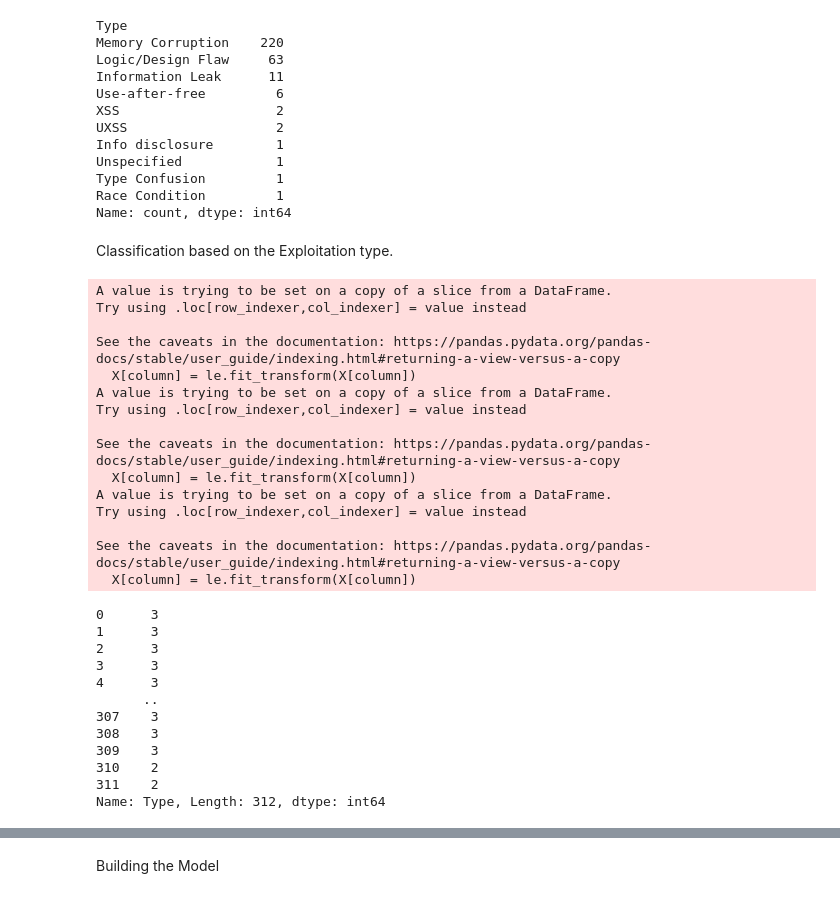
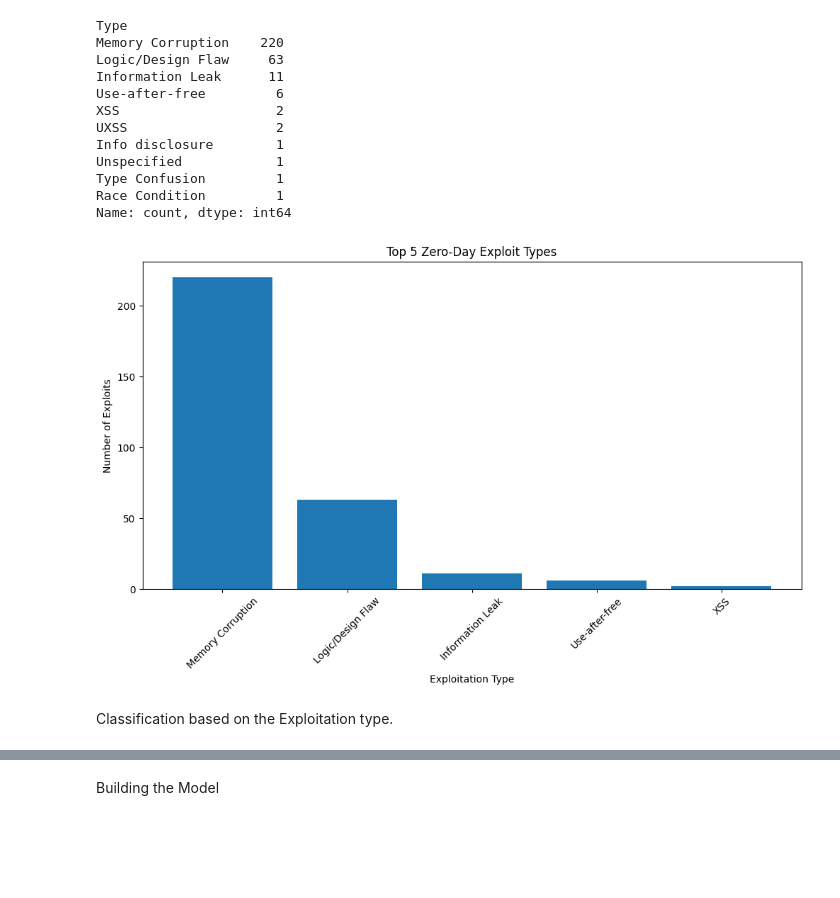
Before and after one commit to samirbhattarai135/Google-Zero-Day-in-the-Wild, a Jupyter notebook: Classification based on Exploitation Type/Model Tuning.ipynb, the cells around one changed output, grey strips where cells are left out. Drawn from its saved outputs; the diff is of its cells as text; code cells hidden in the pictures; blank space fills up the shorter version.

Commit message:
Updated the Classification by Type.

```diff
--- a/Classification based on Exploitation Type/Model Tuning.ipynb
+++ b/Classification based on Exploitation Type/Model Tuning.ipynb
@@ -47,0 +69,3 @@ plt.show()
+# %%
+df_cleaned = df.drop(columns=['Date Discovered', 'Date Patched','Analysis URL', 'Root Cause Analysis', 'Reported By'])
+df_cleaned.head()
@@ -62,5 +93,16 @@ Unspecified            1
 Type Confusion         1
 Race Condition         1
 Name: count, dtype: int64
+# %%
+values = df_cleaned['Type'].value_counts()
+plt.figure(figsize=(12, 6))
+plt.bar(values[:5].index, values[:5])
+plt.xlabel('Exploitation Type', loc='center')
+plt.ylabel('Number of Exploits')
+plt.xticks(rotation=45)
+plt.title('Top 5 Zero-Day Exploit Types')
+plt.show()
+# %% [output]
+[figure, added]
 # %% [markdown]
 Classification based on the Exploitation type.
@@ -71,42 +108,0 @@ for column in ['CVE', 'Type', 'Vendor', 'Product', 'Description', 'Date Patched'
-# %%
-X = df[['CVE', 'Vendor', 'Product', 'Description', 'Date Discovered',
-       'Date Patched', 'Advisory', 'Analysis URL', 'Root Cause Analysis']]
-y = df['Type']
-
-for column in ['Date Discovered','Analysis URL', 'Root Cause Analysis']:
-  X[column] = le.fit_transform(X[column])
-
-scaler = StandardScaler()
-X = scaler.fit_transform(X)
-# %% [output]
-A value is trying to be set on a copy of a slice from a DataFrame.
-Try using .loc[row_indexer,col_indexer] = value instead
-
-See the caveats in the documentation: https://pandas.pydata.org/pandas-docs/stable/user_guide/indexing.html#returning-a-view-versus-a-copy
-  X[column] = le.fit_transform(X[column])
-A value is trying to be set on a copy of a slice from a DataFrame.
-Try using .loc[row_indexer,col_indexer] = value instead
-
-See the caveats in the documentation: https://pandas.pydata.org/pandas-docs/stable/user_guide/indexing.html#returning-a-view-versus-a-copy
-  X[column] = le.fit_transform(X[column])
-A value is trying to be set on a copy of a slice from a DataFrame.
-Try using .loc[row_indexer,col_indexer] = value instead
-
-See the caveats in the documentation: https://pandas.pydata.org/pandas-docs/stable/user_guide/indexing.html#returning-a-view-versus-a-copy
-  X[column] = le.fit_transform(X[column])
-# %%
-X_train, X_test, y_train, y_test = train_test_split(X, y, test_size=0.2, random_state=7)
-df['Type']
-# %% [output]
-0      3
-1      3
-2      3
-3      3
-4      3
-      ..
-307    3
-308    3
-309    3
-310    2
-311    2
-Name: Type, Length: 312, dtype: int64
```
Also changed, not shown: parts of 26 cells of this notebook, 2 other files.
